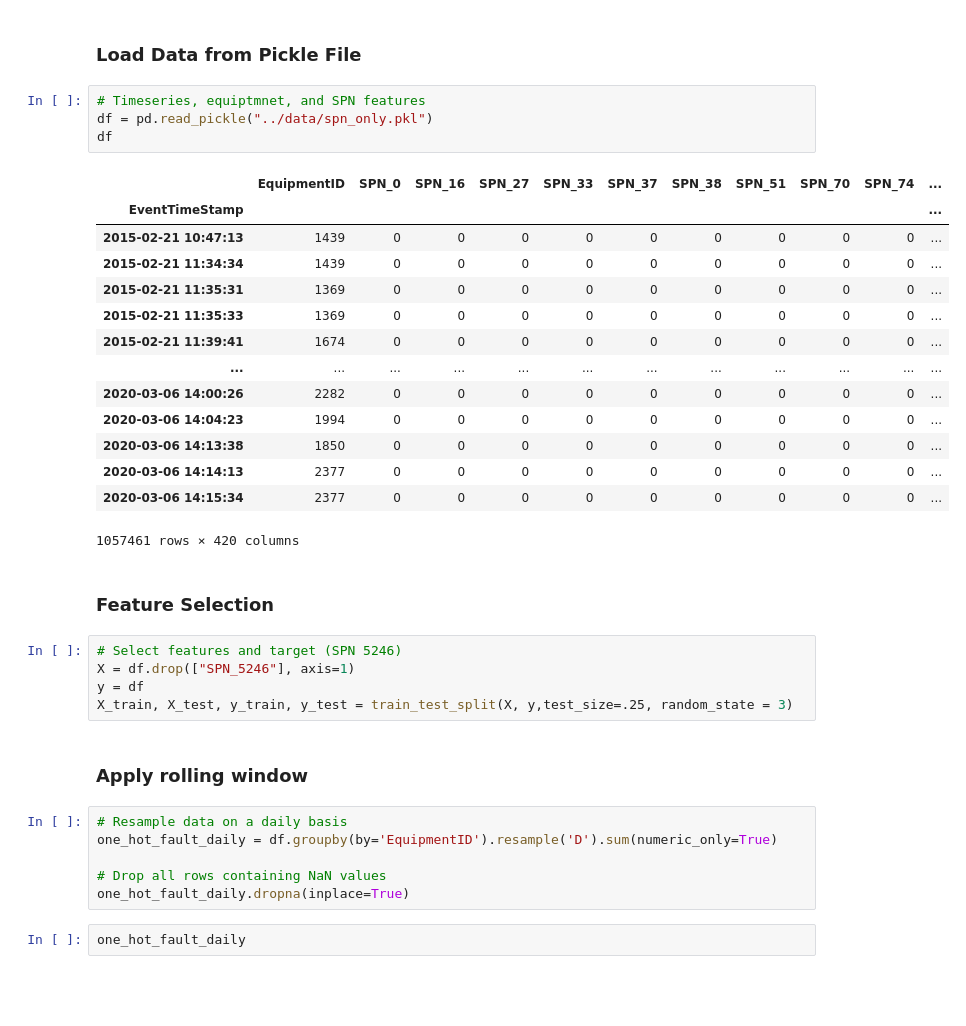
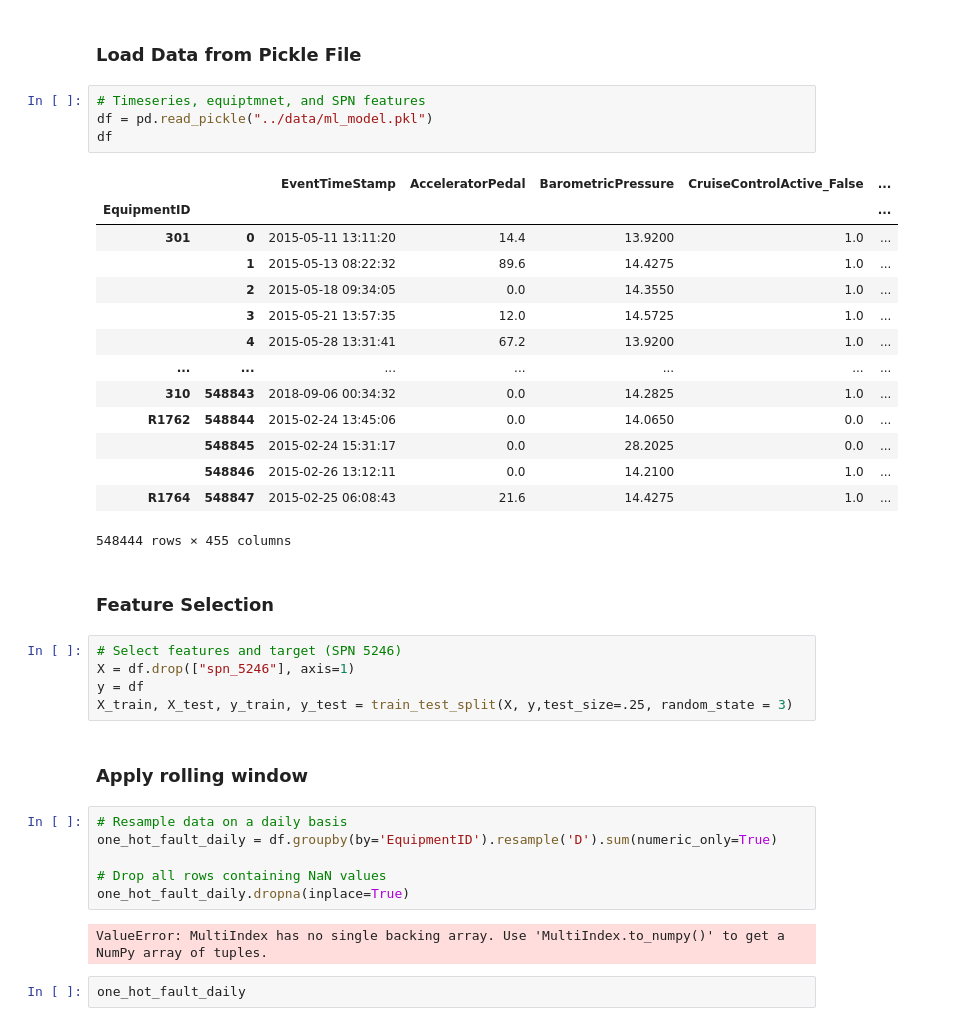
Before and after one commit to nss-data-science-cohort-6/big_g_express-player_one_big_g_express, a Jupyter notebook: notebooks/claytor_spn_only_model.ipynb, the cells around one changed output. Drawn from its saved outputs; the diff is of its cells as text; blank space fills up the shorter version.

```diff
--- a/notebooks/claytor_spn_only_model.ipynb
+++ b/notebooks/claytor_spn_only_model.ipynb
@@ -21,28 +21,28 @@ import pickle
 ### Load Data from Pickle File
 # %%
 # Timeseries, equiptmnet, and SPN features
-df = pd.read_pickle("../data/spn_only.pkl")
+df = pd.read_pickle("../data/ml_model.pkl")
 df
 # %% [output]
-|  | EquipmentID | SPN_0 | SPN_16 | SPN_27 | SPN_33 | SPN_37 | SPN_38 | SPN_51 | SPN_70 | SPN_74 | ... |
-| EventTimeStamp |  |  |  |  |  |  |  |  |  |  | ... |
-| 2015-02-21 10:47:13 | 1439 | 0 | 0 | 0 | 0 | 0 | 0 | 0 | 0 | 0 | ... |
-| 2015-02-21 11:34:34 | 1439 | 0 | 0 | 0 | 0 | 0 | 0 | 0 | 0 | 0 | ... |
-| 2015-02-21 11:35:31 | 1369 | 0 | 0 | 0 | 0 | 0 | 0 | 0 | 0 | 0 | ... |
-| 2015-02-21 11:35:33 | 1369 | 0 | 0 | 0 | 0 | 0 | 0 | 0 | 0 | 0 | ... |
-| 2015-02-21 11:39:41 | 1674 | 0 | 0 | 0 | 0 | 0 | 0 | 0 | 0 | 0 | ... |
-| ... | ... | ... | ... | ... | ... | ... | ... | ... | ... | ... | ... |
-| 2020-03-06 14:00:26 | 2282 | 0 | 0 | 0 | 0 | 0 | 0 | 0 | 0 | 0 | ... |
-| 2020-03-06 14:04:23 | 1994 | 0 | 0 | 0 | 0 | 0 | 0 | 0 | 0 | 0 | ... |
-| 2020-03-06 14:13:38 | 1850 | 0 | 0 | 0 | 0 | 0 | 0 | 0 | 0 | 0 | ... |
-| 2020-03-06 14:14:13 | 2377 | 0 | 0 | 0 | 0 | 0 | 0 | 0 | 0 | 0 | ... |
-| 2020-03-06 14:15:34 | 2377 | 0 | 0 | 0 | 0 | 0 | 0 | 0 | 0 | 0 | ... |
+|  |  | EventTimeStamp | AcceleratorPedal | BarometricPressure | CruiseControlActive_False | ... |
+| EquipmentID |  |  |  |  |  | ... |
+| 301 | 0 | 2015-05-11 13:11:20 | 14.4 | 13.9200 | 1.0 | ... |
+|  | 1 | 2015-05-13 08:22:32 | 89.6 | 14.4275 | 1.0 | ... |
+|  | 2 | 2015-05-18 09:34:05 | 0.0 | 14.3550 | 1.0 | ... |
+|  | 3 | 2015-05-21 13:57:35 | 12.0 | 14.5725 | 1.0 | ... |
+|  | 4 | 2015-05-28 13:31:41 | 67.2 | 13.9200 | 1.0 | ... |
+| ... | ... | ... | ... | ... | ... | ... |
+| 310 | 548843 | 2018-09-06 00:34:32 | 0.0 | 14.2825 | 1.0 | ... |
+| R1762 | 548844 | 2015-02-24 13:45:06 | 0.0 | 14.0650 | 0.0 | ... |
+|  | 548845 | 2015-02-24 15:31:17 | 0.0 | 28.2025 | 0.0 | ... |
+|  | 548846 | 2015-02-26 13:12:11 | 0.0 | 14.2100 | 1.0 | ... |
+| R1764 | 548847 | 2015-02-25 06:08:43 | 21.6 | 14.4275 | 1.0 | ... |
-1057461 rows × 420 columns
+548444 rows × 455 columns
 # %% [markdown]
 ### Feature Selection
 # %%
 # Select features and target (SPN 5246)
-X = df.drop(["SPN_5246"], axis=1)
+X = df.drop(["spn_5246"], axis=1)
 y = df
 X_train, X_test, y_train, y_test = train_test_split(X, y,test_size=.25, random_state = 3)
 # %% [markdown]
@@ -53,6 +53,8 @@ one_hot_fault_daily = df.groupby(by='EquipmentID').resample('D').sum(numeric_onl
 
 # Drop all rows containing NaN values
 one_hot_fault_daily.dropna(inplace=True)
+# %% [output]
+ValueError: MultiIndex has no single backing array. Use 'MultiIndex.to_numpy()' to get a NumPy array of tuples.
 # %%
 one_hot_fault_daily
 # %% [output]
```
Also changed, not shown: parts of 1 cell of this notebook.
